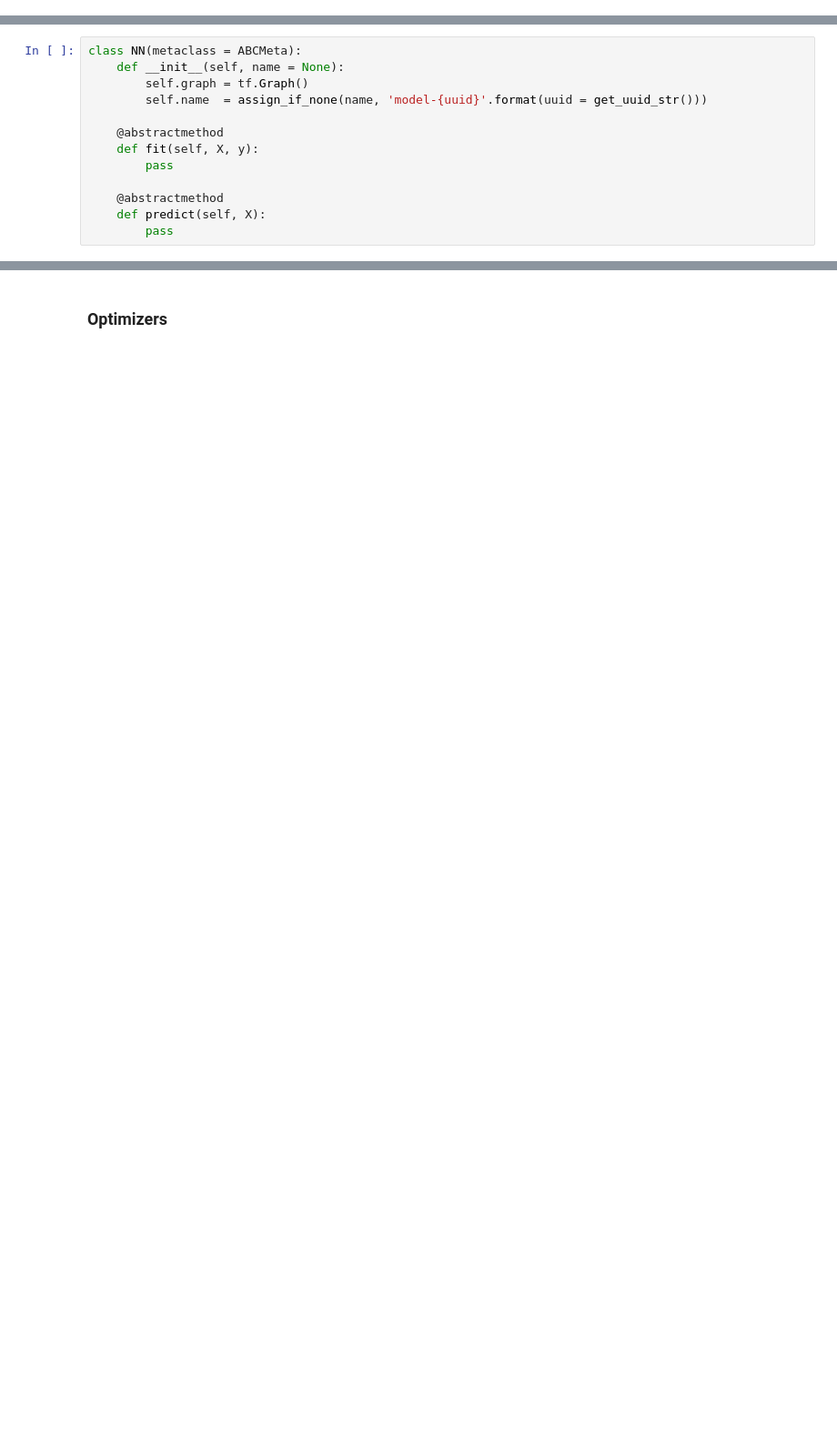
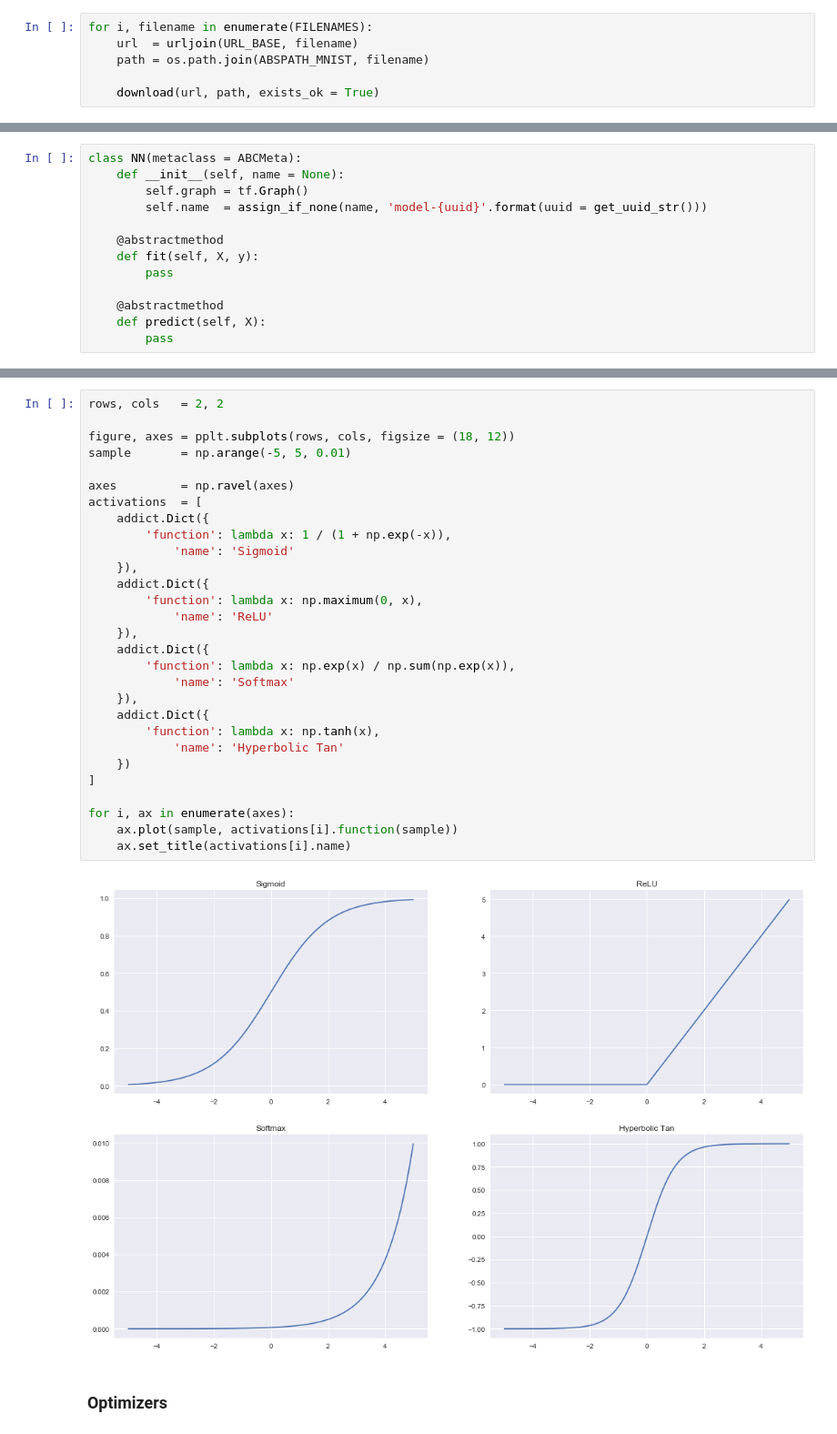
Before and after one commit to achillesrasquinha/Practical-Deep-Learning, a Jupyter notebook: notebooks/Optical Character Recognition - Practical Deep Learning by Achilles Rasquinha.ipynb, the cells around one changed output, grey strips where cells are left out. Shown at 91% size. Drawn from its saved outputs; the diff is of its cells as text; blank space fills up the shorter version.

```diff
--- a/notebooks/Optical Character Recognition - Practical Deep Learning by Achilles Rasquinha.ipynb
+++ b/notebooks/Optical Character Recognition - Practical Deep Learning by Achilles Rasquinha.ipynb
@@ -156,0 +156,6 @@ t10k-labels-idx1-ubyte.gz available at path /Users/achilles/Desktop/dev/DeepLear
+# %%
+for i, filename in enumerate(FILENAMES):
+    url  = urljoin(URL_BASE, filename)
+    path = os.path.join(ABSPATH_MNIST, filename)
+
+    download(url, path, exists_ok = True)
@@ -408,3 +443,34 @@ class NN(metaclass = ABCMeta):
+# %%
+rows, cols   = 2, 2
+
+figure, axes = pplt.subplots(rows, cols, figsize = (18, 12))
+sample       = np.arange(-5, 5, 0.01)
+
+axes         = np.ravel(axes)
+activations  = [
+    addict.Dict({
+        'function': lambda x: 1 / (1 + np.exp(-x)),
+            'name': 'Sigmoid'
+    }),
+    addict.Dict({
+        'function': lambda x: np.maximum(0, x),
+            'name': 'ReLU'
+    }),
+    addict.Dict({
+        'function': lambda x: np.exp(x) / np.sum(np.exp(x)),
+            'name': 'Softmax'
+    }),
+    addict.Dict({
+        'function': lambda x: np.tanh(x),
+            'name': 'Hyperbolic Tan'
+    })
+]
+
+for i, ax in enumerate(axes):
+    ax.plot(sample, activations[i].function(sample))
+    ax.set_title(activations[i].name)
+# %% [output]
+[figure, added]
 # %% [markdown]
 ### Optimizers
 # %% [markdown]
```
Also changed, not shown: parts of 43 cells of this notebook.
